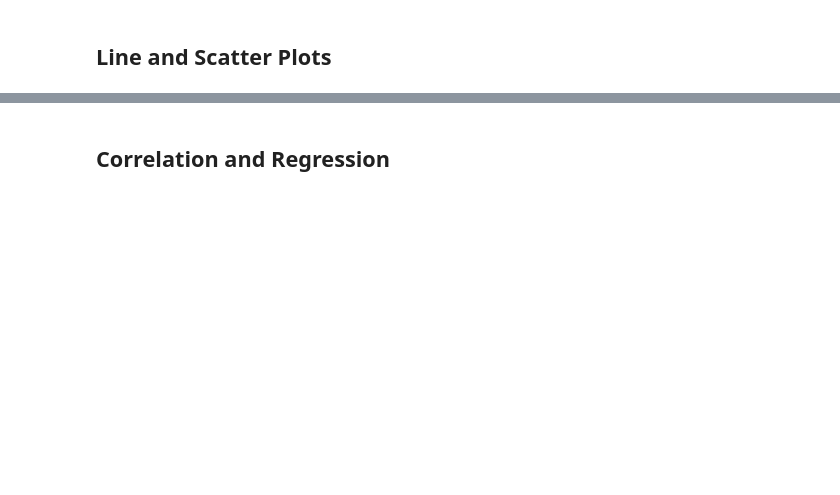
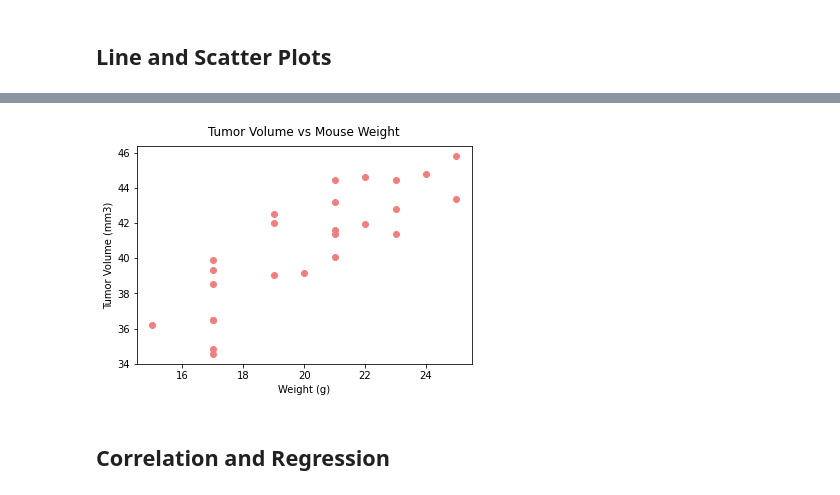
Before and after one commit to verocastillo/matplotlib-challenge, a Jupyter notebook: pymaceuticals_challenge.ipynb, the cells around one changed output, grey strips where cells are left out. Cells and saved outputs as stored; diff of their text form; code cells hidden in the pictures; blank space fills up the shorter version.

```diff
--- a/pymaceuticals_challenge.ipynb
+++ b/pymaceuticals_challenge.ipynb
@@ -341,2 +353,14 @@ plt.show()
+# %%
+# Generate a scatter plot of average tumor volume vs. mouse weight for the Capomulin regimen
+scatterdf = final_df[['Mouse ID','Drug Regimen','Weight (g)','Tumor Volume (mm3)']]
+scatterdf = scatterdf[scatterdf['Drug Regimen'] == 'Capomulin']
+scatterdf = scatterdf.groupby(['Mouse ID']).mean()
+plt.scatter(scatterdf['Weight (g)'],scatterdf['Tumor Volume (mm3)'],c='lightcoral')
+plt.xlabel("Weight (g)")
+plt.ylabel("Tumor Volume (mm3)")
+plt.title(f'Tumor Volume vs Mouse Weight', y=1.02)
+plt.show()
+# %% [output]
+[figure, added]
 # %% [markdown]
 ## Correlation and Regression
```
Also changed, not shown: parts of 7 cells of this notebook.
